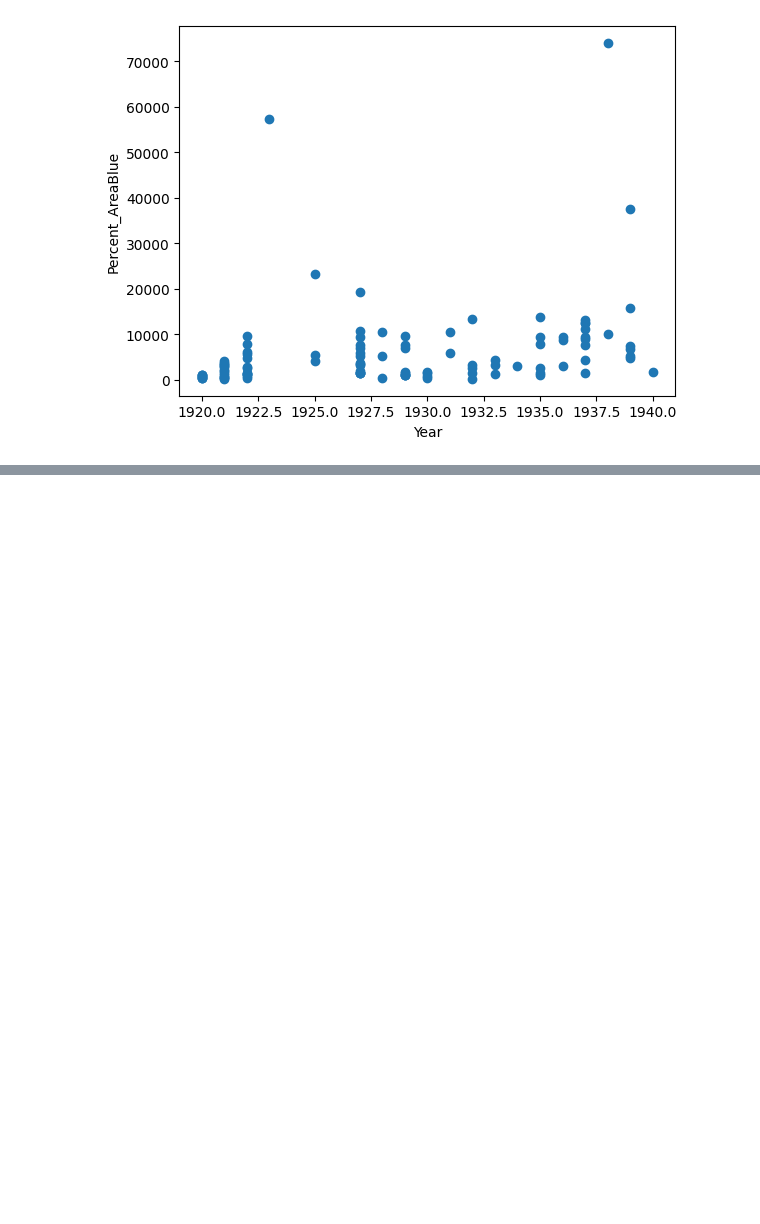
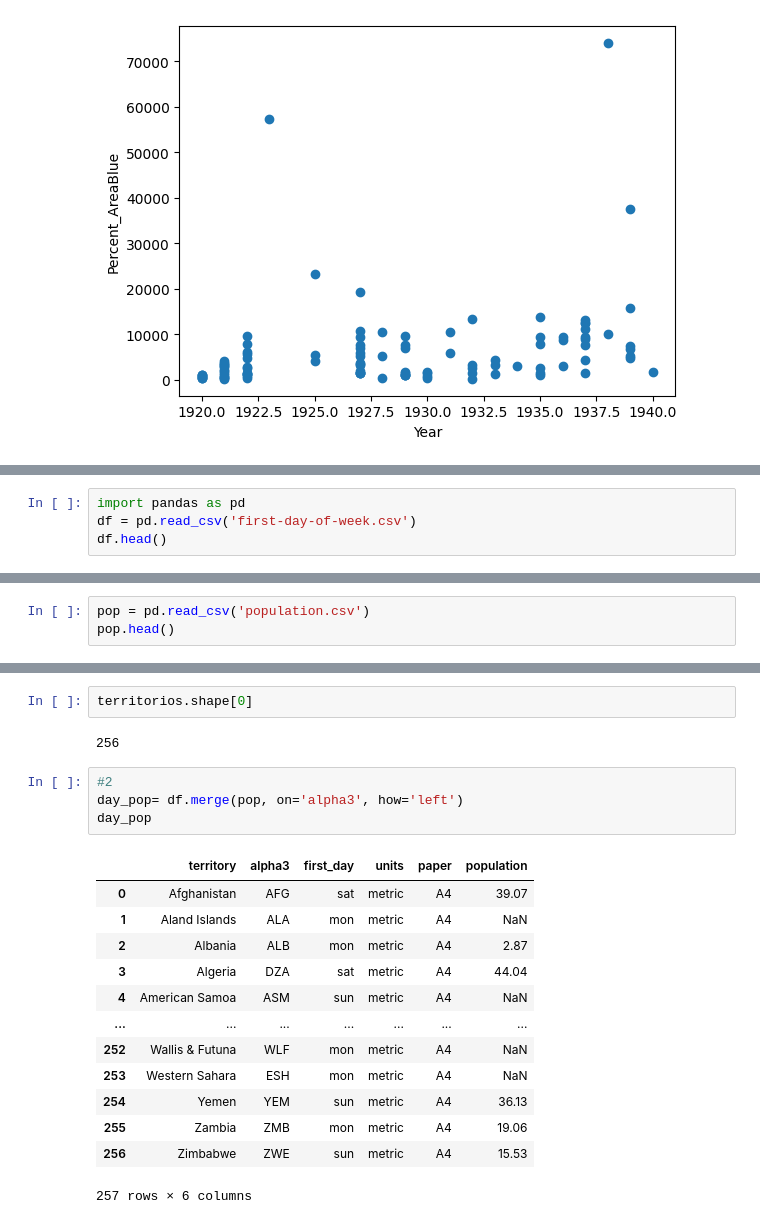
Before and after one commit to m-ony/mineria-de-datos, a Jupyter notebook: Minería_de_Datos.ipynb, the cells around one changed output, grey strips where cells are left out. Cells and saved outputs as stored; diff of their text form; blank space fills up the shorter version.

```diff
--- a/Minería_de_Datos.ipynb
+++ b/Minería_de_Datos.ipynb
@@ -2289,0 +2309,4 @@ Text(0, 0.5, 'Percent_AreaBlue')
+# %%
+import pandas as pd
+df = pd.read_csv('first-day-of-week.csv')
+df.head()
@@ -2289,0 +2320,3 @@ Text(0, 0.5, 'Percent_AreaBlue')
+# %%
+pop = pd.read_csv('population.csv')
+pop.head()
@@ -2289,0 +2351,22 @@ Text(0, 0.5, 'Percent_AreaBlue')
+# %%
+territorios.shape[0]
+# %% [output]
+256
+# %%
+#2
+day_pop= df.merge(pop, on='alpha3', how='left')
+day_pop
+# %% [output]
+|  | territory | alpha3 | first_day | units | paper | population |
+| 0 | Afghanistan | AFG | sat | metric | A4 | 39.07 |
+| 1 | Aland Islands | ALA | mon | metric | A4 | NaN |
+| 2 | Albania | ALB | mon | metric | A4 | 2.87 |
+| 3 | Algeria | DZA | sat | metric | A4 | 44.04 |
+| 4 | American Samoa | ASM | sun | metric | A4 | NaN |
+| ... | ... | ... | ... | ... | ... | ... |
+| 252 | Wallis & Futuna | WLF | mon | metric | A4 | NaN |
+| 253 | Western Sahara | ESH | mon | metric | A4 | NaN |
+| 254 | Yemen | YEM | sun | metric | A4 | 36.13 |
+| 255 | Zambia | ZMB | mon | metric | A4 | 19.06 |
+| 256 | Zimbabwe | ZWE | sun | metric | A4 | 15.53 |
+257 rows × 6 columns
```
Also changed, not shown: parts of 14 cells of this notebook.
